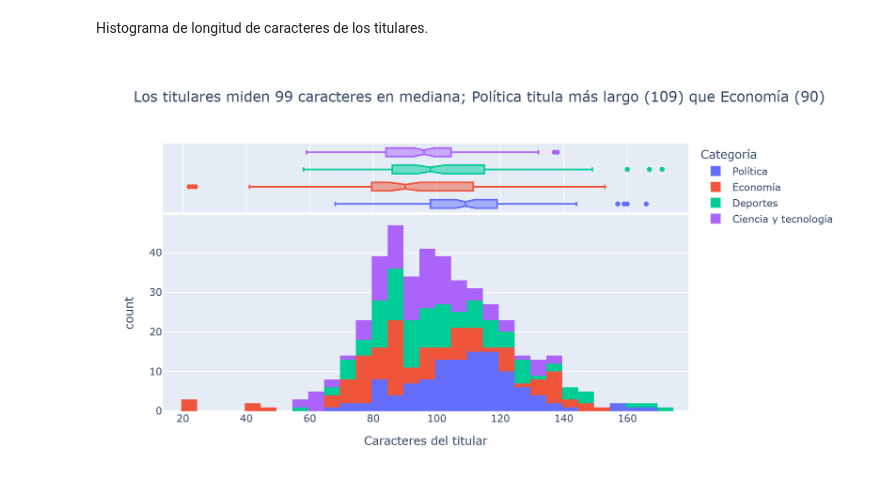
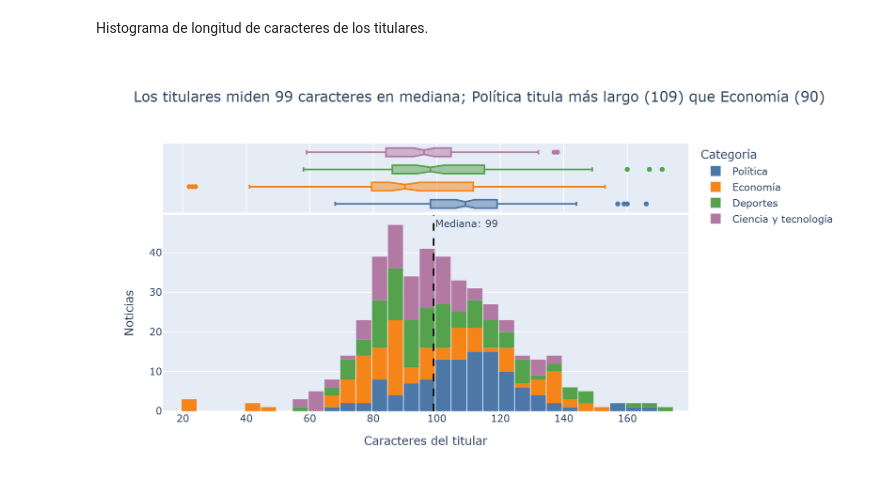
Before and after one commit to ValMur123/python_intermedio, a Jupyter notebook: tarea_1/01_recoleccion.ipynb, the cells around one changed output. Cells and saved outputs as stored; diff of their text form; code cells hidden in the pictures.

```diff
--- a/tarea_1/01_recoleccion.ipynb
+++ b/tarea_1/01_recoleccion.ipynb
@@ -638,12 +638,24 @@ mostrar(fig2, "02_distribucion_por_medio")
 # %% [markdown]
 Histograma de longitud de caracteres de los titulares.
 # %%
+ORDEN = ["Política", "Economía", "Deportes", "Ciencia y tecnología"]
+COLORES = {"Política": "#4C78A8", "Economía": "#F58518",
+           "Deportes": "#54A24B", "Ciencia y tecnología": "#B279A2"}
+
+med_total = int(df["largo_titular"].median())
 mediana = df.groupby("categoria")["largo_titular"].median().sort_values()
-titulo3 = (f"Los titulares miden {int(df['largo_titular'].median())} caracteres en mediana; "
+titulo3 = (f"Los titulares miden {med_total} caracteres en mediana; "
            f"{mediana.index[-1]} titula más largo ({int(mediana.iloc[-1])}) que {mediana.index[0]} ({int(mediana.iloc[0])})")
 
 fig3 = px.histogram(df, x="largo_titular", nbins=30, color="categoria", marginal="box",
-                    title=titulo3, labels={"largo_titular": "Caracteres del titular", "categoria": "Categoría"})
+                    category_orders={"categoria": ORDEN}, color_discrete_map=COLORES,
+                    title=titulo3,
+                    labels={"largo_titular": "Caracteres del titular", "categoria": "Categoría"})
+fig3.update_yaxes(title_text="Noticias", row=1, col=1)              # eje Y del histograma
+fig3.update_layout(bargap=0.05)                                     # pequeño espacio entre barras
+fig3.add_vline(x=med_total, line_dash="dash", line_color="black",
+               annotation_text=f"Mediana: {med_total}", annotation_position="top right",
+               row=1, col=1)
 mostrar(fig3, "03_histograma_largo_titulares")
 # %% [output]
-[figure, old version]
+[figure, new version]
```
Also changed, not shown: parts of 3 cells of this notebook, 2 other files.
